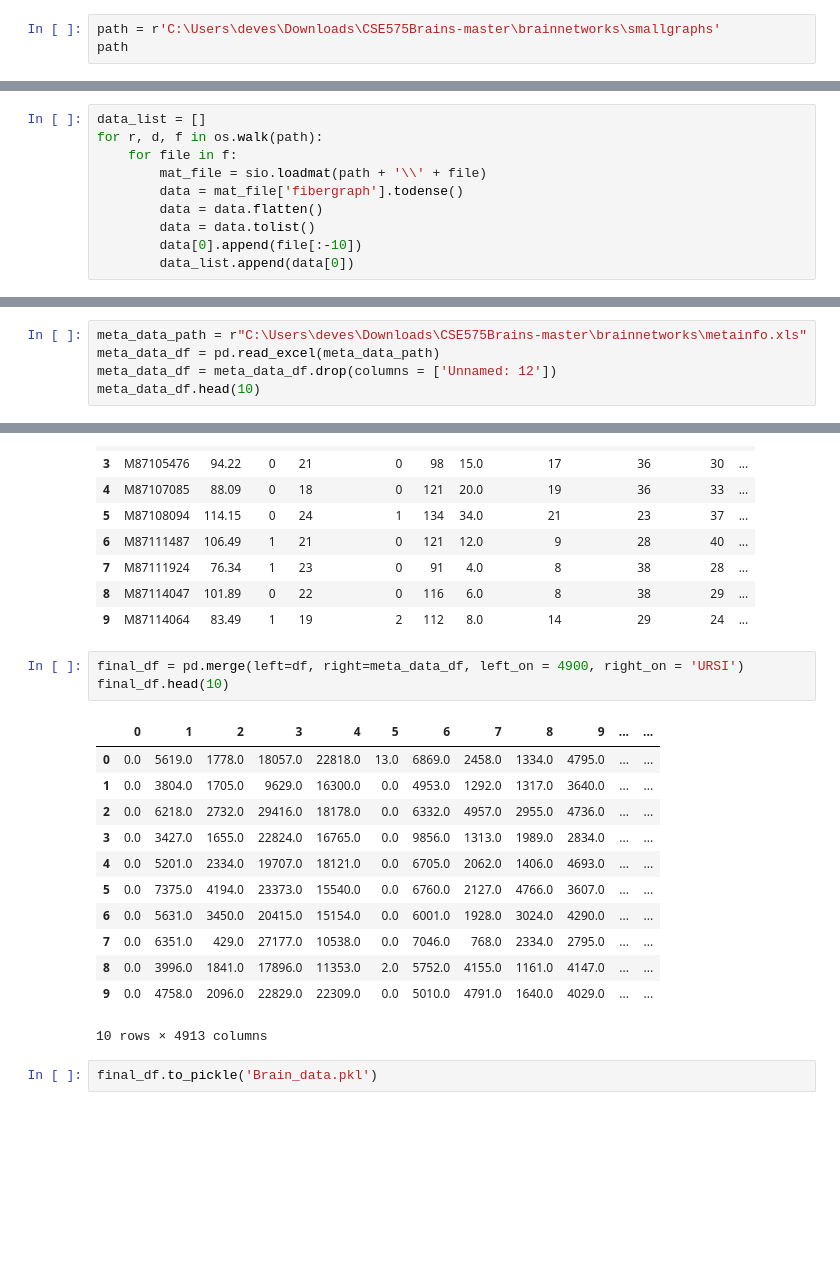
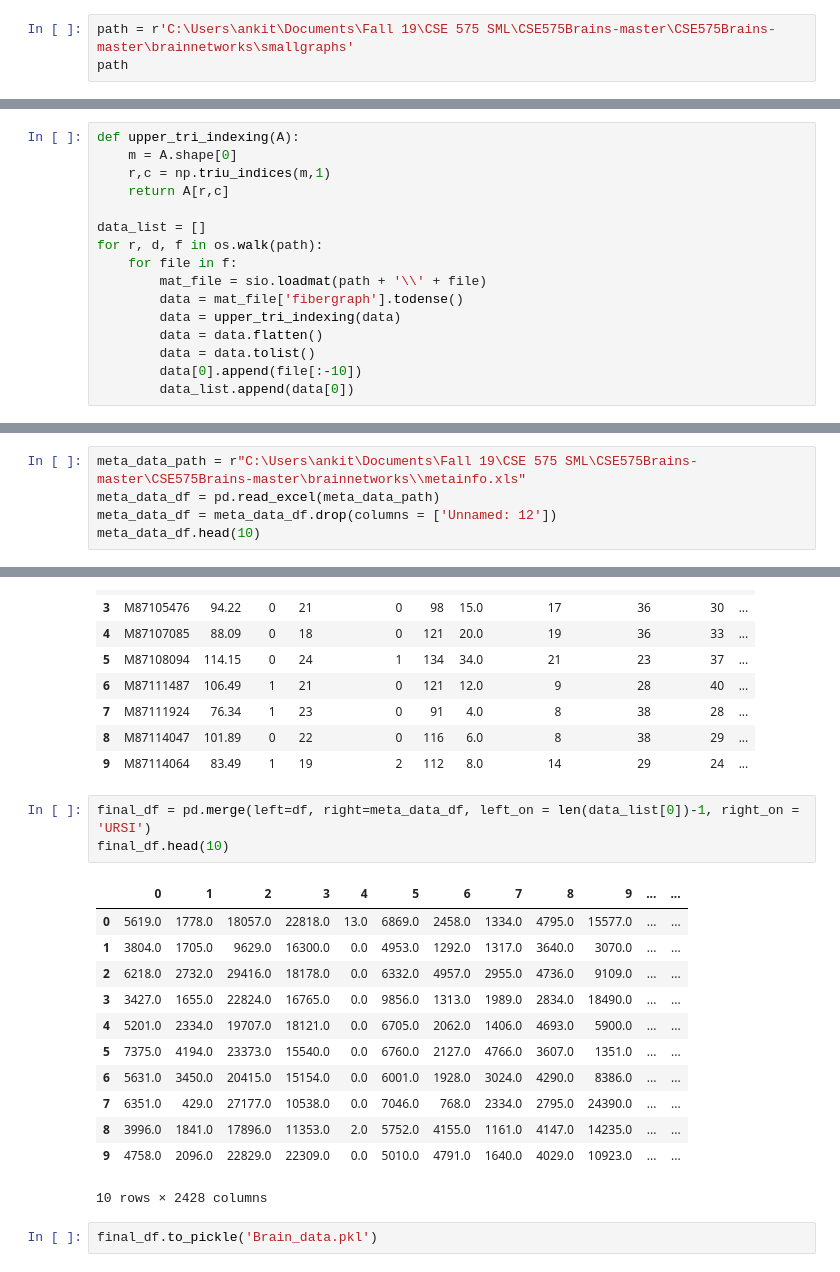
Before and after one commit to ktcranme/CSE575Brains, a Jupyter notebook: CreateDataFrameFromMAT.ipynb, the cells around one changed output, grey strips where cells are left out. Cells and saved outputs as stored; diff of their text form; blank space fills up the shorter version.

```diff
--- a/CreateDataFrameFromMAT.ipynb
+++ b/CreateDataFrameFromMAT.ipynb
@@ -5,6 +5,6 @@ import scipy.io as sio
 import os
 import pickle
 # %%
-path = r'C:\Users\deves\Downloads\CSE575Brains-master\brainnetworks\smallgraphs'
+path = r'C:\Users\ankit\Documents\Fall 19\CSE 575 SML\CSE575Brains-master\CSE575Brains-master\brainnetworks\smallgraphs'
 path
 # %% [output]
@@ -12,9 +12,15 @@ path
 # %%
+def upper_tri_indexing(A):
+    m = A.shape[0]
+    r,c = np.triu_indices(m,1)
+    return A[r,c]
+
 data_list = []
 for r, d, f in os.walk(path):
     for file in f:
         mat_file = sio.loadmat(path + '\\' + file)
         data = mat_file['fibergraph'].todense()
+        data = upper_tri_indexing(data)
         data = data.flatten()
         data = data.tolist()
         data[0].append(file[:-10])
@@ -38,5 +48,5 @@ df.head(10)
 # %%
-meta_data_path = r"C:\Users\deves\Downloads\CSE575Brains-master\brainnetworks\metainfo.xls"
+meta_data_path = r"C:\Users\ankit\Documents\Fall 19\CSE 575 SML\CSE575Brains-master\CSE575Brains-master\brainnetworks\\metainfo.xls"
 meta_data_df = pd.read_excel(meta_data_path)
 meta_data_df = meta_data_df.drop(columns = ['Unnamed: 12'])
 meta_data_df.head(10)
@@ -53,21 +63,21 @@ meta_data_df.head(10)
 | 8 | M87114047 | 101.89 | 0 | 22 | 0 | 116 | 6.0 | 8 | 38 | 29 | ... |
 | 9 | M87114064 | 83.49 | 1 | 19 | 2 | 112 | 8.0 | 14 | 29 | 24 | ... |
 # %%
-final_df = pd.merge(left=df, right=meta_data_df, left_on = 4900, right_on = 'URSI')
+final_df = pd.merge(left=df, right=meta_data_df, left_on = len(data_list[0])-1, right_on = 'URSI')
 final_df.head(10)
 # %% [output]
 |  | 0 | 1 | 2 | 3 | 4 | 5 | 6 | 7 | 8 | 9 | ... | ... |
-| 0 | 0.0 | 5619.0 | 1778.0 | 18057.0 | 22818.0 | 13.0 | 6869.0 | 2458.0 | 1334.0 | 4795.0 | ... | ... |
-| 1 | 0.0 | 3804.0 | 1705.0 | 9629.0 | 16300.0 | 0.0 | 4953.0 | 1292.0 | 1317.0 | 3640.0 | ... | ... |
-| 2 | 0.0 | 6218.0 | 2732.0 | 29416.0 | 18178.0 | 0.0 | 6332.0 | 4957.0 | 2955.0 | 4736.0 | ... | ... |
-| 3 | 0.0 | 3427.0 | 1655.0 | 22824.0 | 16765.0 | 0.0 | 9856.0 | 1313.0 | 1989.0 | 2834.0 | ... | ... |
-| 4 | 0.0 | 5201.0 | 2334.0 | 19707.0 | 18121.0 | 0.0 | 6705.0 | 2062.0 | 1406.0 | 4693.0 | ... | ... |
-| 5 | 0.0 | 7375.0 | 4194.0 | 23373.0 | 15540.0 | 0.0 | 6760.0 | 2127.0 | 4766.0 | 3607.0 | ... | ... |
-| 6 | 0.0 | 5631.0 | 3450.0 | 20415.0 | 15154.0 | 0.0 | 6001.0 | 1928.0 | 3024.0 | 4290.0 | ... | ... |
-| 7 | 0.0 | 6351.0 | 429.0 | 27177.0 | 10538.0 | 0.0 | 7046.0 | 768.0 | 2334.0 | 2795.0 | ... | ... |
-| 8 | 0.0 | 3996.0 | 1841.0 | 17896.0 | 11353.0 | 2.0 | 5752.0 | 4155.0 | 1161.0 | 4147.0 | ... | ... |
-| 9 | 0.0 | 4758.0 | 2096.0 | 22829.0 | 22309.0 | 0.0 | 5010.0 | 4791.0 | 1640.0 | 4029.0 | ... | ... |
+| 0 | 5619.0 | 1778.0 | 18057.0 | 22818.0 | 13.0 | 6869.0 | 2458.0 | 1334.0 | 4795.0 | 15577.0 | ... | ... |
+| 1 | 3804.0 | 1705.0 | 9629.0 | 16300.0 | 0.0 | 4953.0 | 1292.0 | 1317.0 | 3640.0 | 3070.0 | ... | ... |
+| 2 | 6218.0 | 2732.0 | 29416.0 | 18178.0 | 0.0 | 6332.0 | 4957.0 | 2955.0 | 4736.0 | 9109.0 | ... | ... |
+| 3 | 3427.0 | 1655.0 | 22824.0 | 16765.0 | 0.0 | 9856.0 | 1313.0 | 1989.0 | 2834.0 | 18490.0 | ... | ... |
+| 4 | 5201.0 | 2334.0 | 19707.0 | 18121.0 | 0.0 | 6705.0 | 2062.0 | 1406.0 | 4693.0 | 5900.0 | ... | ... |
+| 5 | 7375.0 | 4194.0 | 23373.0 | 15540.0 | 0.0 | 6760.0 | 2127.0 | 4766.0 | 3607.0 | 1351.0 | ... | ... |
+| 6 | 5631.0 | 3450.0 | 20415.0 | 15154.0 | 0.0 | 6001.0 | 1928.0 | 3024.0 | 4290.0 | 8386.0 | ... | ... |
+| 7 | 6351.0 | 429.0 | 27177.0 | 10538.0 | 0.0 | 7046.0 | 768.0 | 2334.0 | 2795.0 | 24390.0 | ... | ... |
+| 8 | 3996.0 | 1841.0 | 17896.0 | 11353.0 | 2.0 | 5752.0 | 4155.0 | 1161.0 | 4147.0 | 14235.0 | ... | ... |
+| 9 | 4758.0 | 2096.0 | 22829.0 | 22309.0 | 0.0 | 5010.0 | 4791.0 | 1640.0 | 4029.0 | 10923.0 | ... | ... |
-10 rows × 4913 columns
+10 rows × 2428 columns
 # %%
 final_df.to_pickle('Brain_data.pkl')
 # %%
```
Also changed, not shown: parts of 5 cells of this notebook, 2 other files.
